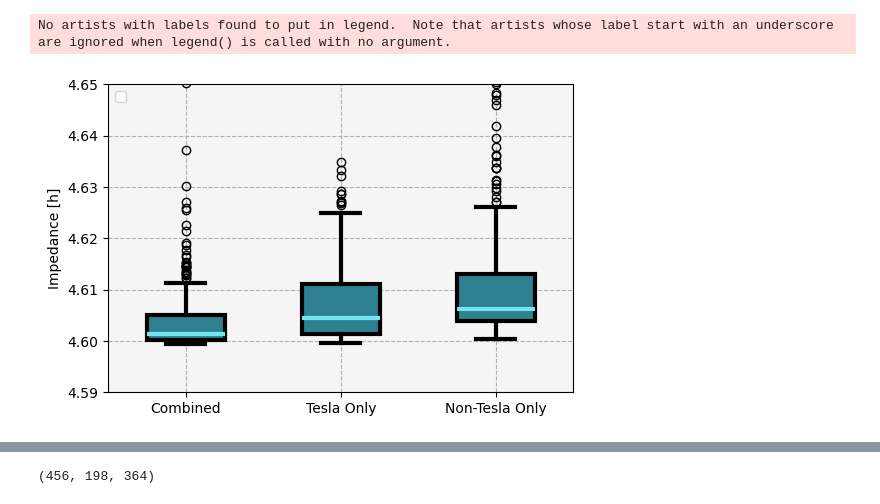
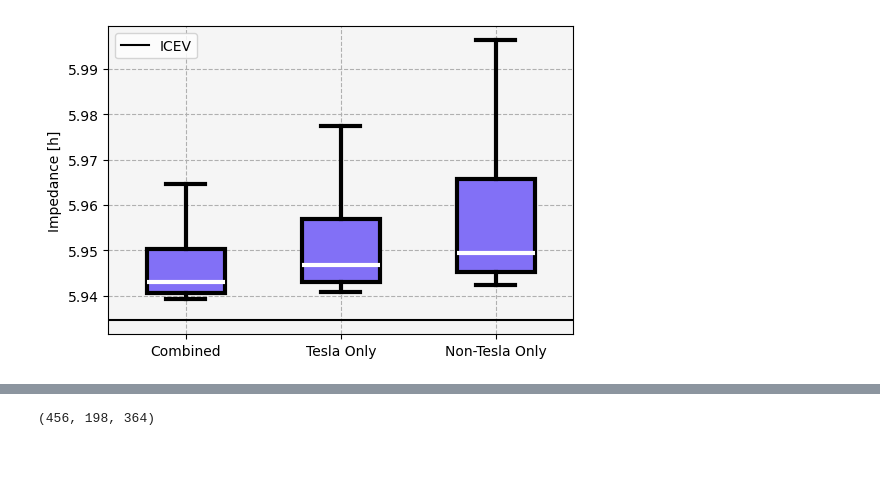
Before and after one commit to airabino/charger_network_analysis, a Jupyter notebook: Random_Experiment_Analysis.ipynb, the cells around one changed output, grey strips where cells are left out. Cells and saved outputs as stored; diff of their text form; code cells hidden in the pictures; blank space fills up the shorter version.

```diff
--- a/Random_Experiment_Analysis.ipynb
+++ b/Random_Experiment_Analysis.ipynb
@@ -32,7 +32,9 @@ places = src.graph.graph_from_json('Outputs/places.json')
 
 pop_adj = sum([v['population'] for k, v in places._node.items()]) / len(places)
 
-weighted = {k: v['population'] / pop_adj for k, v in places._node.items()}
+weighted = {k: v['population'] / 1e6 for k, v in places._node.items()}
+
+relative = {k: v['population'] / pop_adj for k, v in places._node.items()}
 
 unweighted = {k: 1 for k, v in places._node.items()}
 # %%
@@ -79,6 +100,7 @@ paths = {}
 
 outputs = {k: [] for k in functions.keys()}
 
+specific_outputs_w = []
 specific_outputs = []
 
 idx = -1
@@ -101,13 +123,14 @@ for file in src.progress_bar.ProgressBar(files):
 
         paths[idx] = {'sng': out[0], 'paths': out[5]}
 
-    try:
+    # try:
 
-        specific_outputs.append(itemized_impedance(out[4], weighted, weighted))
+    #     specific_outputs_w.append(itemized_impedance(out[4], weighted, weighted))
+    #     specific_outputs.append(itemized_impedance(out[4], unweighted, unweighted))
 
-    except:
+    # except:
 
-        pass
+    #     pass
 
     keep = True
 
@@ -259,8 +338,8 @@ No artists with labels found to put in legend.  Note that artists whose label st
 # %%
 x = [
-    df[df['graph_index'] == 0]['impedance_w_d'],
-    df[df['graph_index'] == 1]['impedance_w_d'],
-    df[df['graph_index'] == 2]['impedance_w_d'],
+    df[df['graph_index'] == 0]['impedance_d'],
+    df[df['graph_index'] == 1]['impedance_d'],
+    df[df['graph_index'] == 2]['impedance_d'],
 ]
 
 fig, ax = plt.subplots(1, 1, figsize = (6, 4))
@@ -270,13 +349,16 @@ kw = {
     'widths': .5,
     'zorder': 3,
     'patch_artist': True,
+    'showfliers': False,
     'boxprops': {
-        'fc': '#2e8190',
+        # 'fc': '#22695e',
+        # 'fc': '#add51f',
+        'fc': '#8270f6',
         'ec': 'k',
         'lw': 3,
     },
     'medianprops': {
-        'color': '#72e5ef',
+        'color': 'white',
         'lw': 3,
     },
     'whiskerprops': {
@@ -289,41 +371,40 @@ kw = {
     },
 }
 
 _ = ax.boxplot(x, **kw)
 
 kw = {
     'color': 'k',
-    'lw': 2,
-    'ls': 'dashdot',
-    'label': 'Pacifica Regional Impedance (Driving Time)',
+    'lw': 1.5,
 }
 
-# ax.plot([-1, 4], [4.118, 4.118], **kw)
+kw['label'] = 'ICEV'
+kw['ls'] = '-'
+ax.plot([-1, 4], [5.934570521146484, 5.934570521146484], **kw)
 
 kw = {
     'xticklabels': ['Combined', 'Tesla Only', 'Non-Tesla Only'],
     'facecolor': 'whitesmoke',
     'ylabel': 'Impedance [h]',
     # 'yticks': np.arange(4.1, 4.3, .025),
     'xlim': (.5, 3.5),
-    'ylim': (4.59, 4.65),
+    # 'ylim': (4.59, 4.65),
 }
 
 _ = ax.set(**kw)
 
 kw = {
     'ls': 'dashed',
     'zorder': 0,
 }
 
 _ = ax.grid(**kw)
 
 _ = ax.legend(loc = 2)
 
-# fig.savefig('Paper/figs/Networks_Boxplots_Weighted_Impedance_Driving.png', bbox_inches = 'tight', dpi = 300)
+fig.savefig('Paper/figs/Networks_Boxplots_Impedance_Driving.png', bbox_inches = 'tight', dpi = 300)
 # %% [output]
-No artists with labels found to put in legend.  Note that artists whose label start with an underscore are ignored when legend() is called with no argument.
-[figure, old version]
+[figure, new version]
 # %%
 cities_california = src.graph.subgraph(
     cities, [n for n in cities.nodes if '(State Line)' not in n]
```
Also changed, not shown: parts of 25 cells of this notebook, 49 other files.
